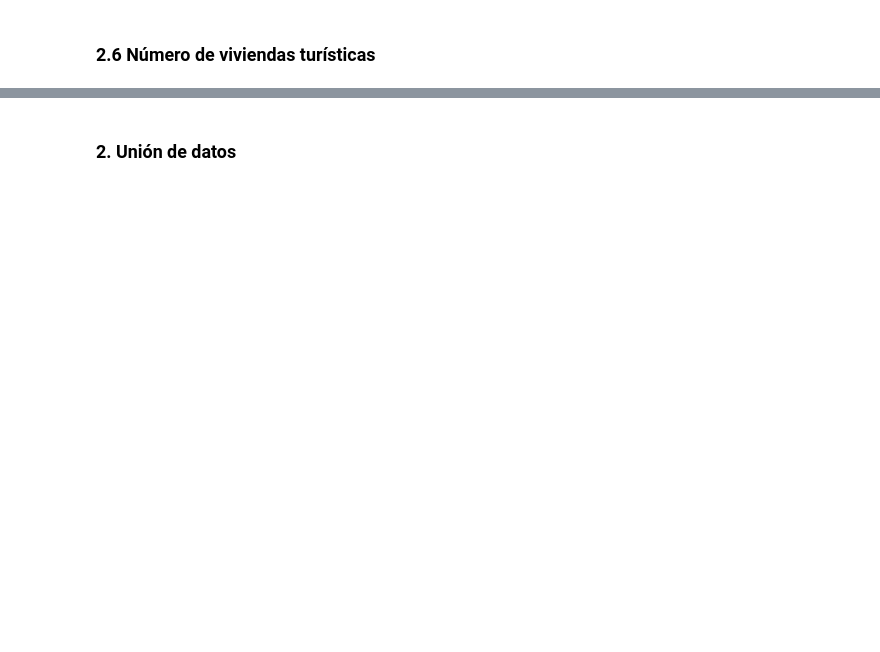
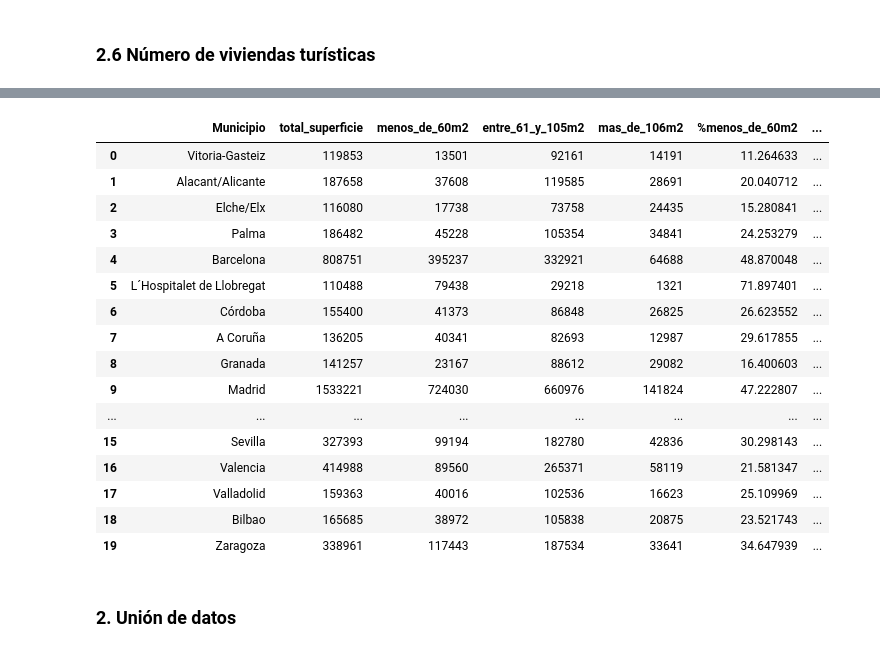
Before and after one commit to carlotagordillo2/Housing-factor, a Jupyter notebook: src/clean_df.ipynb, the cells around one changed output, grey strips where cells are left out. Saved outputs shown, nothing was run; the diff lists cells and outputs as text; code cells hidden in the pictures; blank space fills up the shorter version.

```diff
--- a/src/clean_df.ipynb
+++ b/src/clean_df.ipynb
@@ -485,3 +614,23 @@ df_turismo[df_turismo['municipio'].isin( municipios_top_20)]
+# %%
+df_tamaño
+# %% [output]
+|  | Municipio | total_superficie | menos_de_60m2 | entre_61_y_105m2 | mas_de_106m2 | %menos_de_60m2 | ... |
+| 0 | Vitoria-Gasteiz | 119853 | 13501 | 92161 | 14191 | 11.264633 | ... |
+| 1 | Alacant/Alicante | 187658 | 37608 | 119585 | 28691 | 20.040712 | ... |
+| 2 | Elche/Elx | 116080 | 17738 | 73758 | 24435 | 15.280841 | ... |
+| 3 | Palma | 186482 | 45228 | 105354 | 34841 | 24.253279 | ... |
+| 4 | Barcelona | 808751 | 395237 | 332921 | 64688 | 48.870048 | ... |
+| 5 | L´Hospitalet de Llobregat | 110488 | 79438 | 29218 | 1321 | 71.897401 | ... |
+| 6 | Córdoba | 155400 | 41373 | 86848 | 26825 | 26.623552 | ... |
+| 7 | A Coruña | 136205 | 40341 | 82693 | 12987 | 29.617855 | ... |
+| 8 | Granada | 141257 | 23167 | 88612 | 29082 | 16.400603 | ... |
+| 9 | Madrid | 1533221 | 724030 | 660976 | 141824 | 47.222807 | ... |
+| ... | ... | ... | ... | ... | ... | ... | ... |
+| 15 | Sevilla | 327393 | 99194 | 182780 | 42836 | 30.298143 | ... |
+| 16 | Valencia | 414988 | 89560 | 265371 | 58119 | 21.581347 | ... |
+| 17 | Valladolid | 159363 | 40016 | 102536 | 16623 | 25.109969 | ... |
+| 18 | Bilbao | 165685 | 38972 | 105838 | 20875 | 23.521743 | ... |
+| 19 | Zaragoza | 338961 | 117443 | 187534 | 33641 | 34.647939 | ... |
 # %% [markdown]
 ### 2. Unión de datos
 # %%
```
Also changed, not shown: parts of 48 cells of this notebook, 1 other file.
